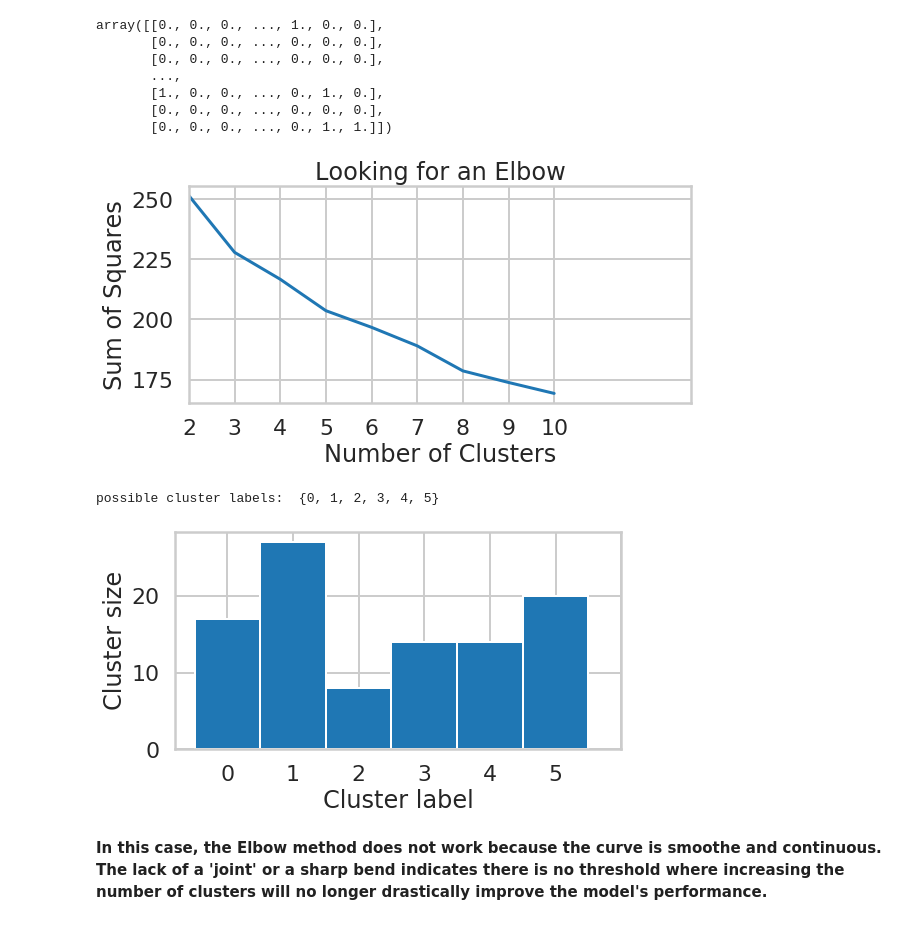
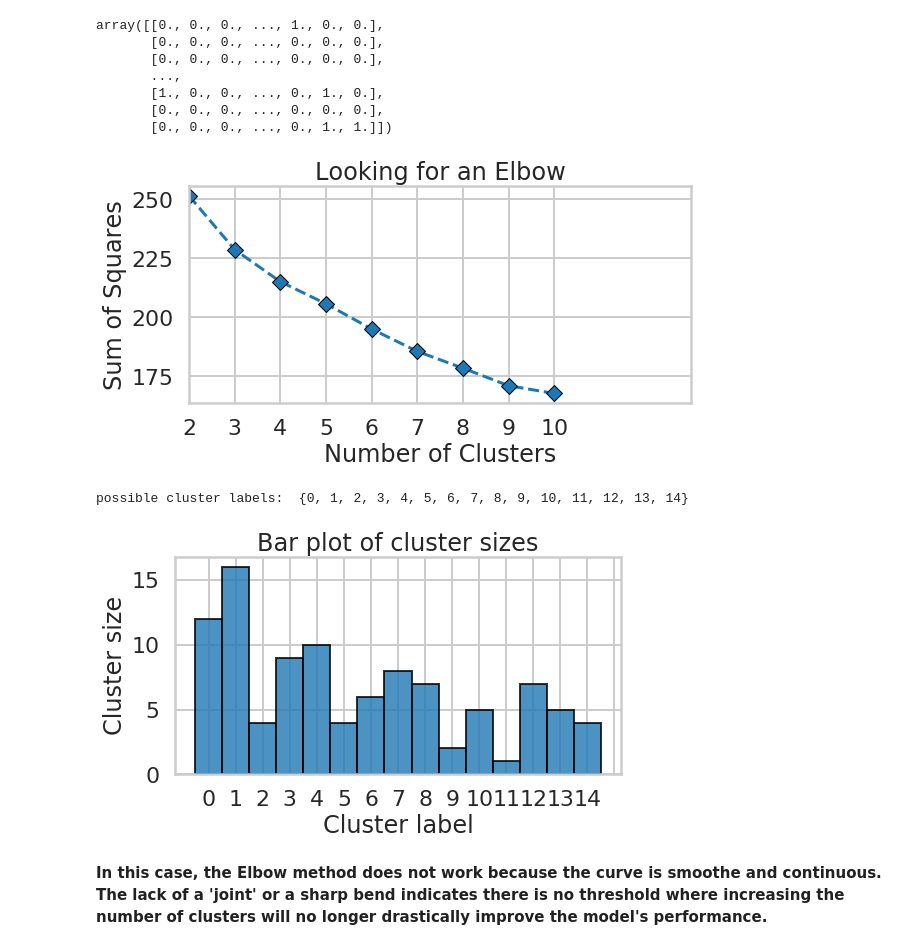
Before and after one commit to AHalarewicz/Clustering, a Jupyter notebook: clustering/Mini_Project_Clustering.ipynb, the cells around one changed output. Cells and saved outputs as stored; diff of their text form; code cells hidden in the pictures.

```diff
--- a/clustering/Mini_Project_Clustering.ipynb
+++ b/clustering/Mini_Project_Clustering.ipynb
@@ -168,37 +168,38 @@ for i in range(2,11):
 # plot scores vs SS
 _ = plt.figure(figsize=(9,4))
 
-_ = plt.plot(SS_scores)
+_ = plt.plot(SS_scores, marker='D', markeredgecolor="k", linestyle='--')
 _ = plt.title("Looking for an Elbow")
 _ = plt.ylabel("Sum of Squares")
 _ = plt.xlabel("Number of Clusters")
 _ = plt.xlim(1,11)
 _ = plt.xticks(range(0,9,1),range(2,11,1))
 # %% [output]
-[figure, old version]
+[figure, new version]
 # %%
 # apply KMeans clustering method
 from sklearn.cluster import KMeans
 
 # specify number of clusters
-n_clusters = 6
+n_clusters = 15
 
 # instatiate a KMeans model
 kmean = KMeans(n_clusters=n_clusters)
 
 # fit the model and predict clusters
 cluster_labels = kmean.fit_predict(x_cols)
 
 print('possible cluster labels: ',set(cluster_labels))
 
 _ = plt.figure(figsize=(8, 4))
-_ = plt.hist(cluster_labels, bins=range(0, n_clusters+1))
+_ = plt.hist(cluster_labels, bins=range(0, n_clusters+1), edgecolor='k', alpha=0.8)
+_ = plt.title('Bar plot of cluster sizes')
 _ = plt.xlabel('Cluster label')
 _ = plt.ylabel('Cluster size')
 _ = plt.xticks(np.arange(0,n_clusters+1,1)+0.5,range(0,n_clusters,1))
 # %% [output]
-possible cluster labels:  {0, 1, 2, 3, 4, 5}
+possible cluster labels:  {0, 1, 2, 3, 4, 5, 6, 7, 8, 9, 10, 11, 12, 13, 14}
-[figure, old version]
+[figure, new version]
 # %% [markdown]
 **In this case, the Elbow method does not work because the curve is smoothe and continuous. The lack of a 'joint' or a sharp bend indicates there is no threshold where increasing the number of clusters will no longer drastically improve the model's performance.**
 # %% [markdown]
```
Also changed, not shown: parts of 14 cells of this notebook.
